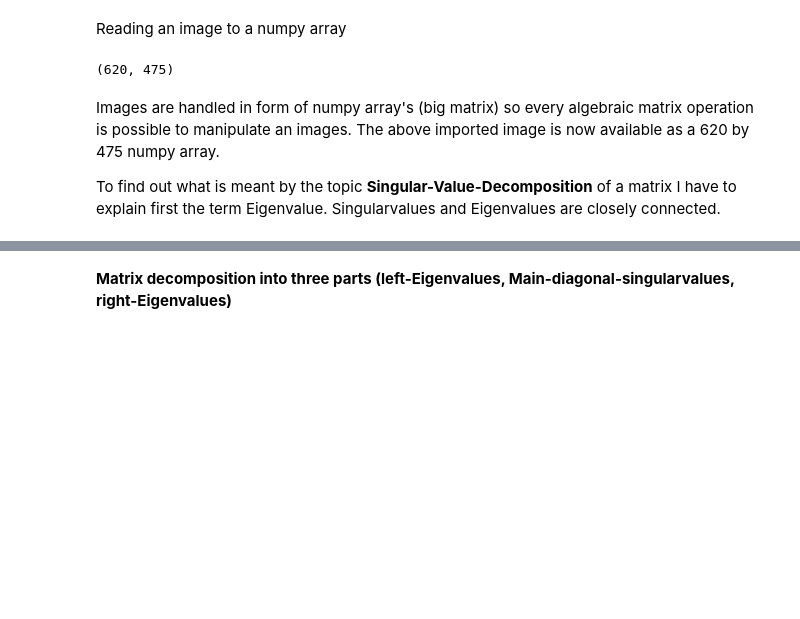
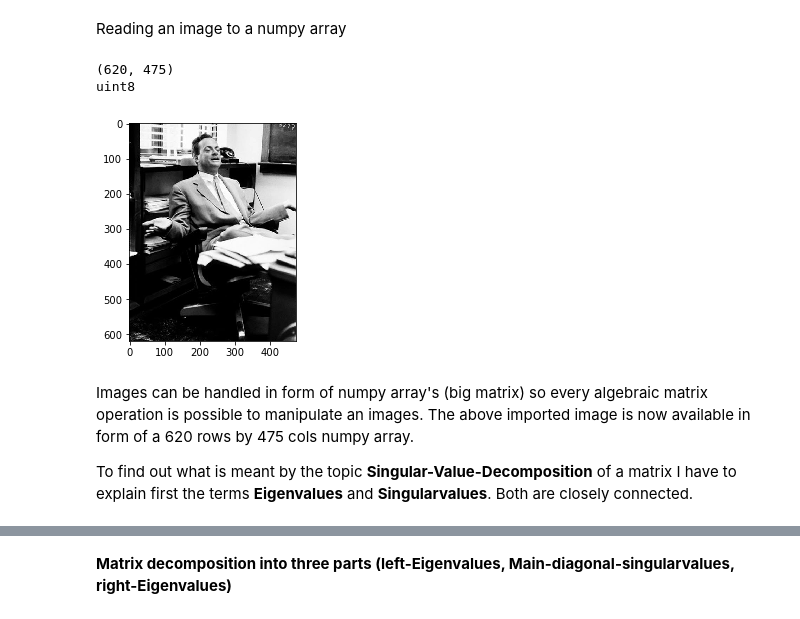
Before and after one commit to AndreasrichterUP/Python-Teaching, a Jupyter notebook: -07-Singular-Value-Decomposition.ipynb, the cells around one changed output, grey strips where cells are left out. Cells and saved outputs as stored; diff of their text form; code cells hidden in the pictures; blank space fills up the shorter version.

```diff
--- a/-07-Singular-Value-Decomposition.ipynb
+++ b/-07-Singular-Value-Decomposition.ipynb
@@ -17,10 +17,15 @@ Reading an image to a numpy array
 # %%
 Im=skio.imread('figures/feynman.png')
 print(Im.shape)
+print(Im.dtype)
+plt.imshow(Im, cmap='gray')
+plt.show()
 # %% [output]
 (620, 475)
+uint8
+[figure, added]
 # %% [markdown]
-Images are handled in form of numpy array's (big matrix) so every algebraic matrix operation is possible to manipulate an images. The above imported image is  now available as a 620 by 475 numpy array.
+Images can be handled in form of numpy array's (big matrix) so every algebraic matrix operation is possible to manipulate an images. The above imported image is now available in form of a 620 rows by 475 cols numpy array.
 
-To find out what is meant by the topic **Singular-Value-Decomposition** of a matrix I have to explain first the term Eigenvalue. Singularvalues and Eigenvalues are closely connected.
+To find out what is meant by the topic **Singular-Value-Decomposition** of a matrix I have to explain first the terms **Eigenvalues** and **Singularvalues**. Both are closely connected.
 # %% [markdown]
```
Also changed, not shown: parts of 12 cells of this notebook, 3 other files.
